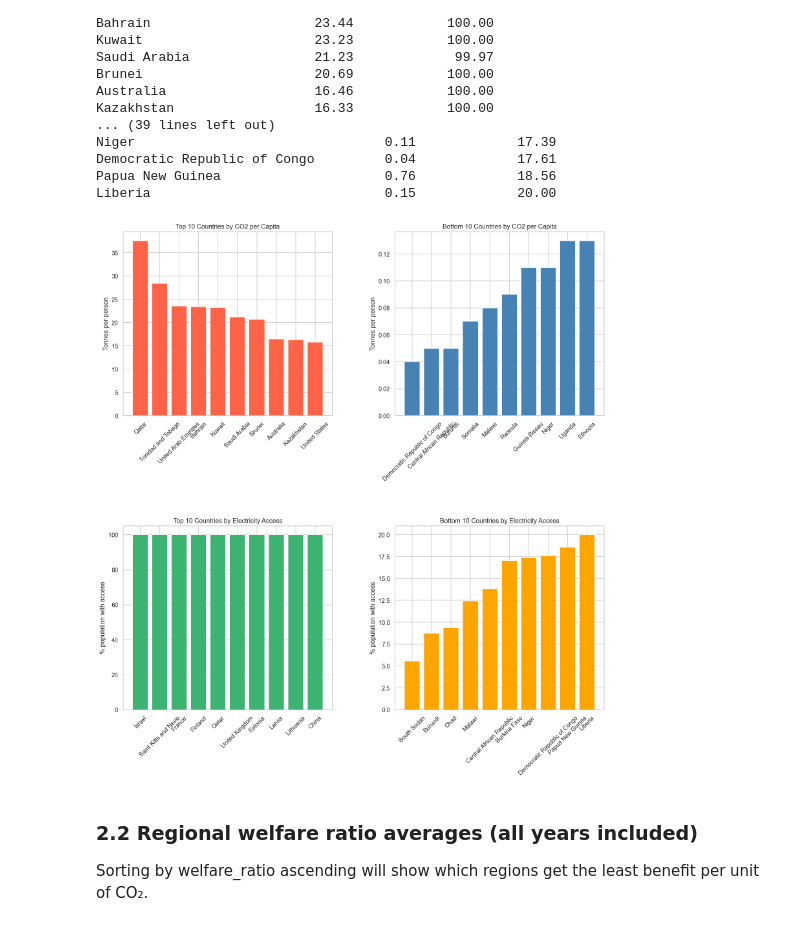
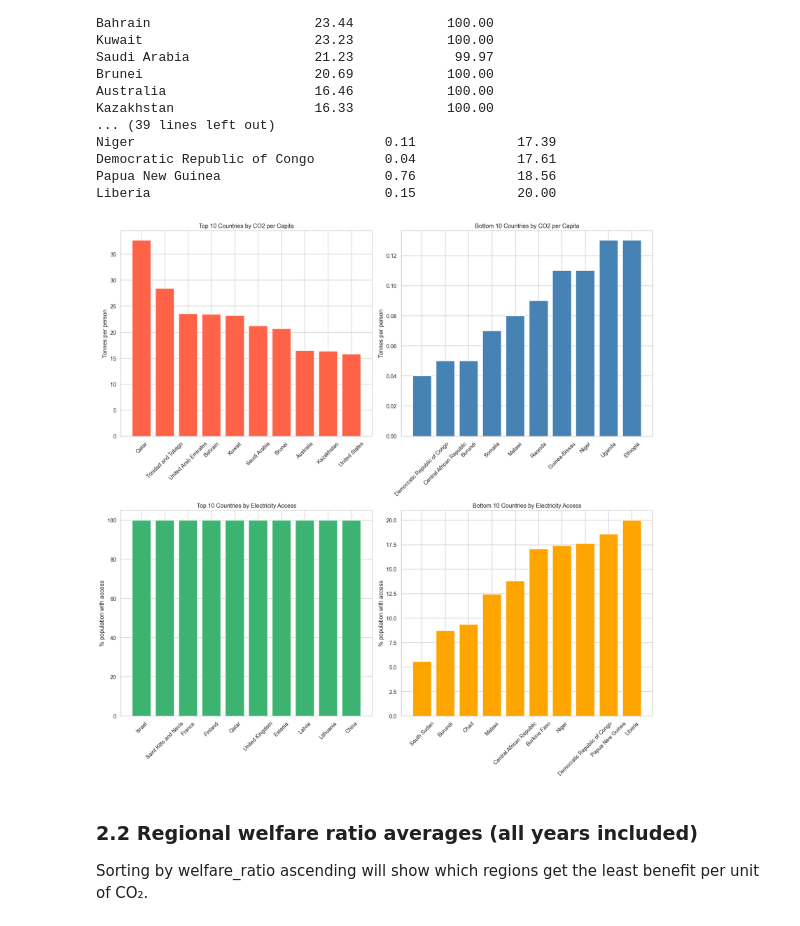
Before and after one commit to cadiyubu/first_project, a Jupyter notebook: notebooks/eda_hypothesis_testing_irene.ipynb, the cells around one changed output. Drawn from its saved outputs; the diff is of its cells as text; code cells hidden in the pictures.

```diff
--- a/notebooks/eda_hypothesis_testing_irene.ipynb
+++ b/notebooks/eda_hypothesis_testing_irene.ipynb
@@ -213,35 +213,39 @@ Democratic Republic of Congo         0.04             17.61
 Papua New Guinea                     0.76             18.56
 Liberia                              0.15             20.00
 # %%
-# ── Bar charts ────────────────────────────────────────────────────────────────
+# Bar charts of the top and bottom 10 countries by co2 per capita and percentage of access to electricity:
 fig, axes = plt.subplots(2, 2, figsize=(16, 16))
 plt.subplots_adjust(hspace=0.6, wspace=0.3)
 
 # Top 10 CO2 per capita
 axes[0, 0].bar(top10_co2.index, top10_co2['co2_per_cap'], color='tomato')
 axes[0, 0].set_title('Top 10 Countries by CO2 per Capita')
 axes[0, 0].set_ylabel('Tonnes per person')
 axes[0, 0].tick_params(axis='x', rotation=45)
 
 # Bottom 10 CO2 per capita
 axes[0, 1].bar(bottom10_co2.index, bottom10_co2['co2_per_cap'], color='steelblue')
 axes[0, 1].set_title('Bottom 10 Countries by CO2 per Capita')
 axes[0, 1].set_ylabel('Tonnes per person')
 axes[0, 1].tick_params(axis='x', rotation=45)
 
 # Top 10 Electricity Access
 axes[1, 0].bar(top10_elec.index, top10_elec['prct_access_elec'], color='mediumseagreen')
 axes[1, 0].set_title('Top 10 Countries by Electricity Access')
 axes[1, 0].set_ylabel('% population with access')
 axes[1, 0].tick_params(axis='x', rotation=45)
 
 # Bottom 10 Electricity Access
 axes[1, 1].bar(bottom10_elec.index, bottom10_elec['prct_access_elec'], color='orange')
 axes[1, 1].set_title('Bottom 10 Countries by Electricity Access')
 axes[1, 1].set_ylabel('% population with access')
 axes[1, 1].tick_params(axis='x', rotation=45)
+
+plt.tight_layout()
+plt.savefig(FIGURES_DIR / 'h3_top_bottom_co2_access.png', dpi=150, bbox_inches='tight')
+plt.show()
 # %% [output]
-[figure, old version]
+[figure, new version]
 # %% [markdown]
 ### 2.2 Regional welfare ratio averages (all years included)
 
```
Also changed, not shown: parts of 7 cells of this notebook, 2 other files.
